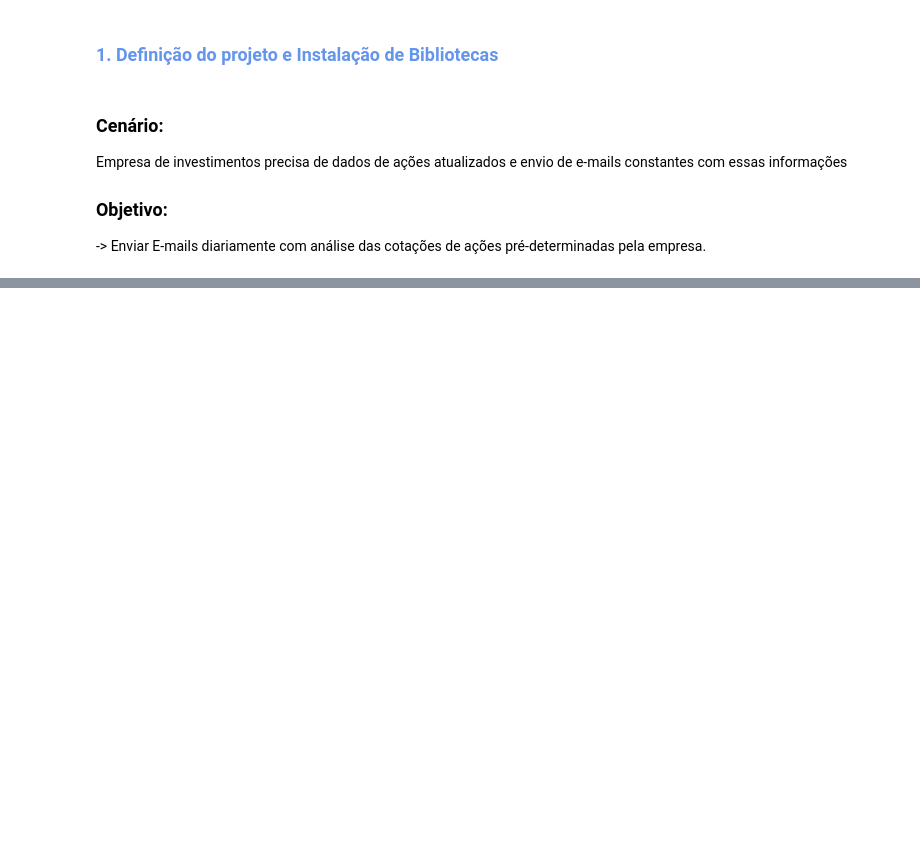
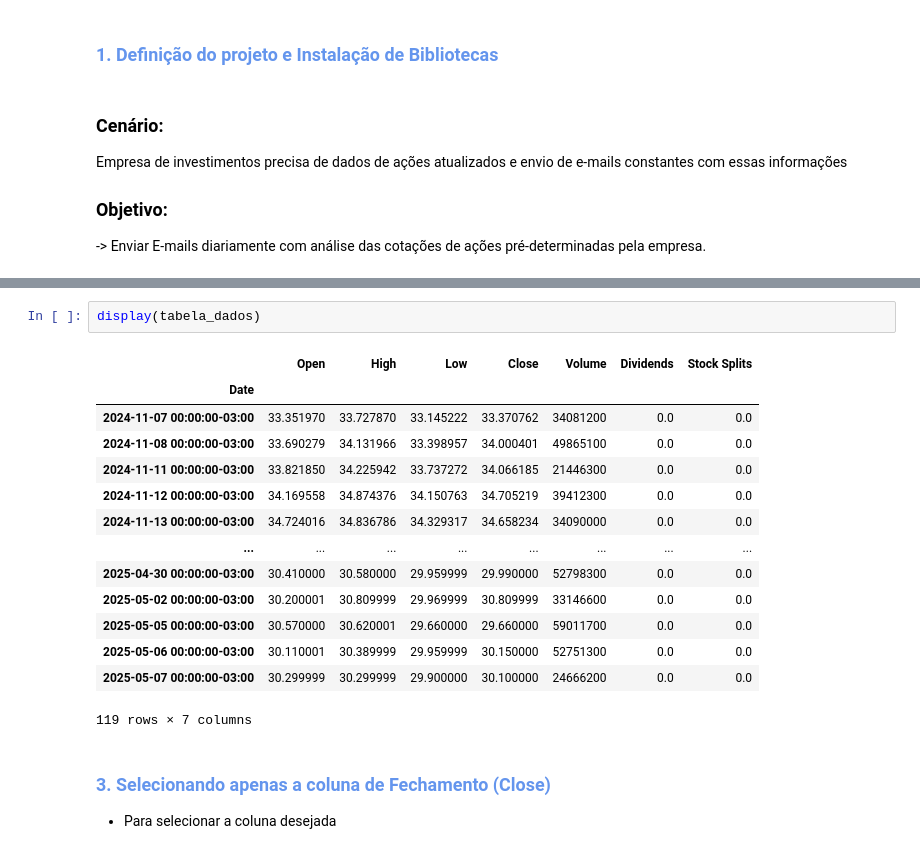
Before and after one commit to BalbinaRaquel/analises_investimentos-automacao, a Jupyter notebook: analises_investimentos.ipynb, the cells around one changed output, grey strips where cells are left out. Saved outputs shown, nothing was run; the diff lists cells and outputs as text; blank space fills up the shorter version.

```diff
--- a/analises_investimentos.ipynb
+++ b/analises_investimentos.ipynb
@@ -27,0 +70,22 @@ Empresa de investimentos precisa de dados de ações atualizados e envio de e-ma
+# %%
+display(tabela_dados)
+# %% [output]
+|  | Open | High | Low | Close | Volume | Dividends | Stock Splits |
+| Date |  |  |  |  |  |  |  |
+| 2024-11-07 00:00:00-03:00 | 33.351970 | 33.727870 | 33.145222 | 33.370762 | 34081200 | 0.0 | 0.0 |
+| 2024-11-08 00:00:00-03:00 | 33.690279 | 34.131966 | 33.398957 | 34.000401 | 49865100 | 0.0 | 0.0 |
+| 2024-11-11 00:00:00-03:00 | 33.821850 | 34.225942 | 33.737272 | 34.066185 | 21446300 | 0.0 | 0.0 |
+| 2024-11-12 00:00:00-03:00 | 34.169558 | 34.874376 | 34.150763 | 34.705219 | 39412300 | 0.0 | 0.0 |
+| 2024-11-13 00:00:00-03:00 | 34.724016 | 34.836786 | 34.329317 | 34.658234 | 34090000 | 0.0 | 0.0 |
+| ... | ... | ... | ... | ... | ... | ... | ... |
+| 2025-04-30 00:00:00-03:00 | 30.410000 | 30.580000 | 29.959999 | 29.990000 | 52798300 | 0.0 | 0.0 |
+| 2025-05-02 00:00:00-03:00 | 30.200001 | 30.809999 | 29.969999 | 30.809999 | 33146600 | 0.0 | 0.0 |
+| 2025-05-05 00:00:00-03:00 | 30.570000 | 30.620001 | 29.660000 | 29.660000 | 59011700 | 0.0 | 0.0 |
+| 2025-05-06 00:00:00-03:00 | 30.110001 | 30.389999 | 29.959999 | 30.150000 | 52751300 | 0.0 | 0.0 |
+| 2025-05-07 00:00:00-03:00 | 30.299999 | 30.299999 | 29.900000 | 30.100000 | 24666200 | 0.0 | 0.0 |
+119 rows × 7 columns
+# %% [markdown]
+
+<h3 style="color: #6495ED">3. Selecionando apenas a coluna de Fechamento (Close)</h3>
+
+- Para selecionar a coluna desejada
```
Also changed, not shown: parts of 17 cells of this notebook, 3 other files.
